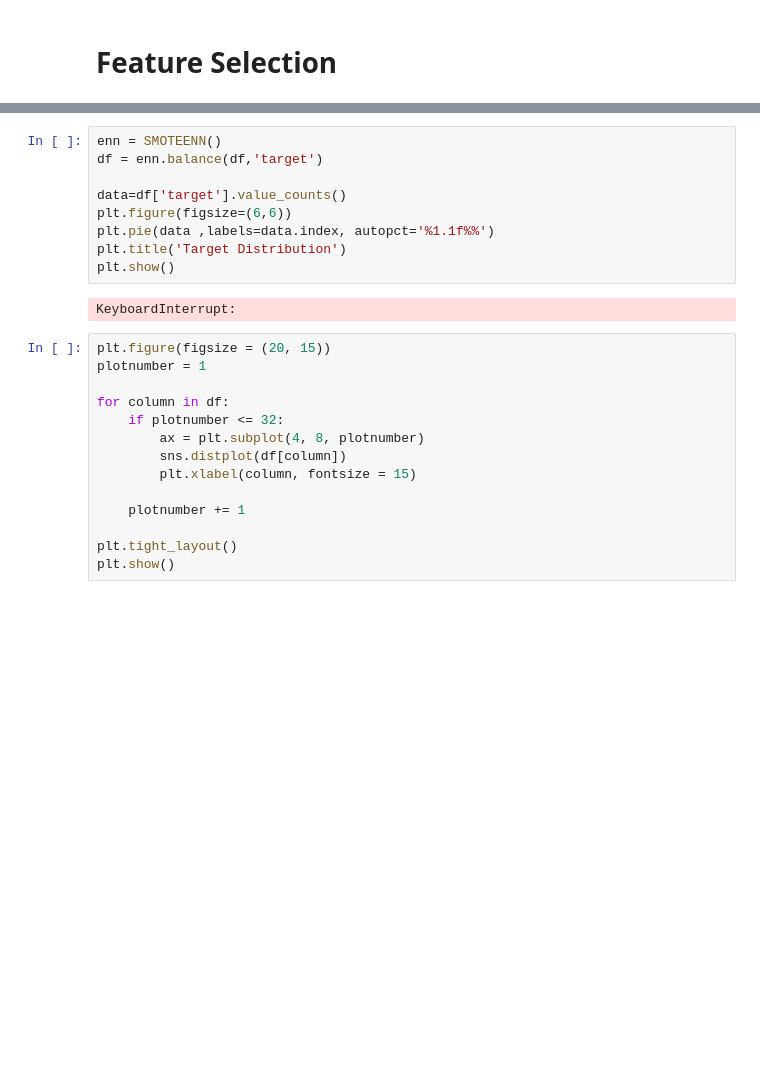
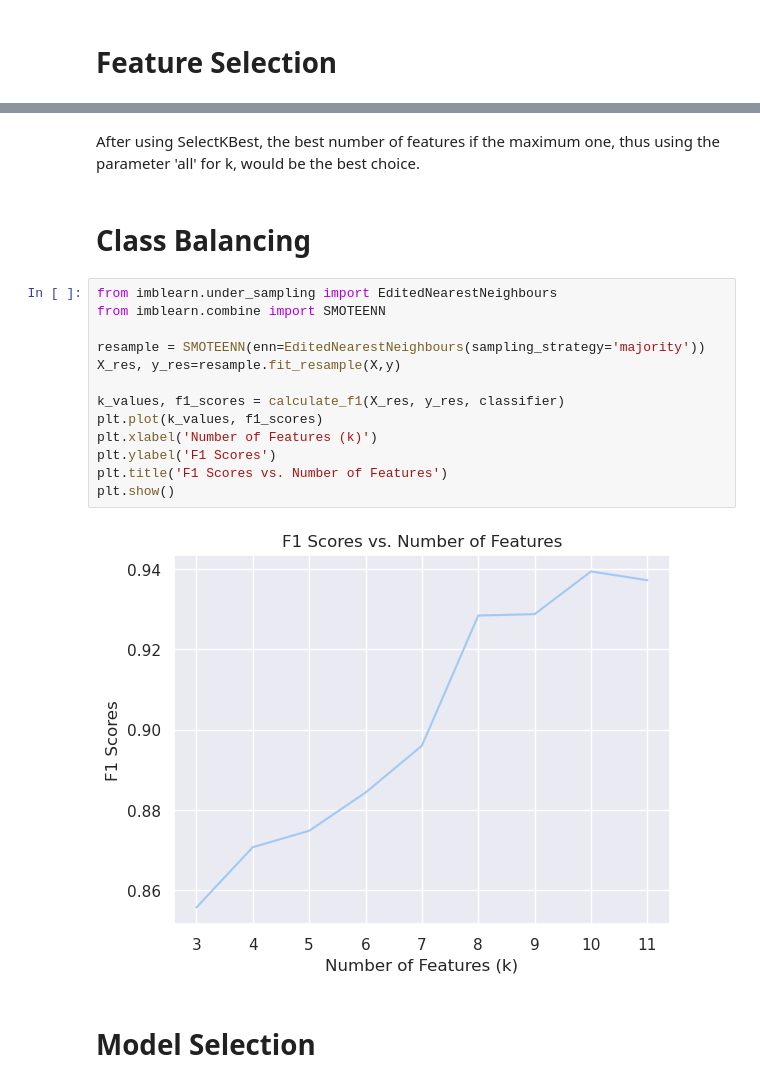
Before and after one commit to grumpycatyo-collab/ubiquitous-test, a Jupyter notebook: main.ipynb, the cells around one changed output, grey strips where cells are left out. Drawn from its saved outputs; the diff is of its cells as text; blank space fills up the shorter version.

```diff
--- a/main.ipynb
+++ b/main.ipynb
@@ -424,25 +506,21 @@ KeyboardInterrupt:
+# %% [markdown]
+After using SelectKBest, the best number of features if the maximum one, thus using the parameter 'all' for k, would be the best choice.
+# %% [markdown]
+# Class Balancing
 # %%
-enn = SMOTEENN()
-df = enn.balance(df,'target')
+from imblearn.under_sampling import EditedNearestNeighbours
+from imblearn.combine import SMOTEENN
 
-data=df['target'].value_counts()
-plt.figure(figsize=(6,6))
-plt.pie(data ,labels=data.index, autopct='%1.1f%%')
-plt.title('Target Distribution')
+resample = SMOTEENN(enn=EditedNearestNeighbours(sampling_strategy='majority'))
+X_res, y_res=resample.fit_resample(X,y)
+
+k_values, f1_scores = calculate_f1(X_res, y_res, classifier)
+plt.plot(k_values, f1_scores)
+plt.xlabel('Number of Features (k)')
+plt.ylabel('F1 Scores')
+plt.title('F1 Scores vs. Number of Features')
 plt.show()
 # %% [output]
-KeyboardInterrupt:
+[figure, added]
-# %%
-plt.figure(figsize = (20, 15))
-plotnumber = 1
-
-for column in df:
-    if plotnumber <= 32:
-        ax = plt.subplot(4, 8, plotnumber)
-        sns.distplot(df[column])
-        plt.xlabel(column, fontsize = 15)
-
-    plotnumber += 1
-
-plt.tight_layout()
-plt.show()
+# %% [markdown]
+# Model Selection
```
Also changed, not shown: parts of 20 cells of this notebook, 2 other files.
